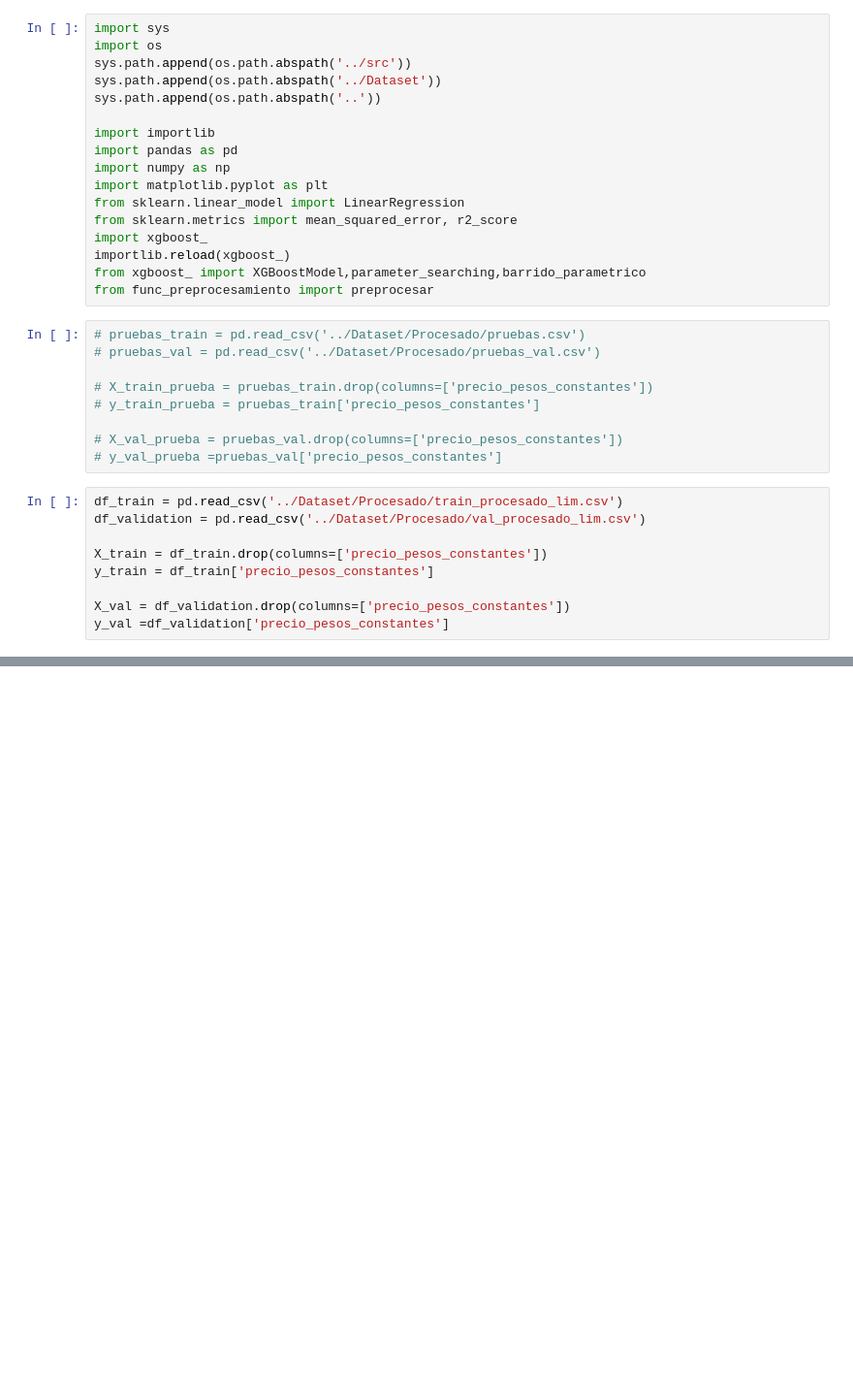
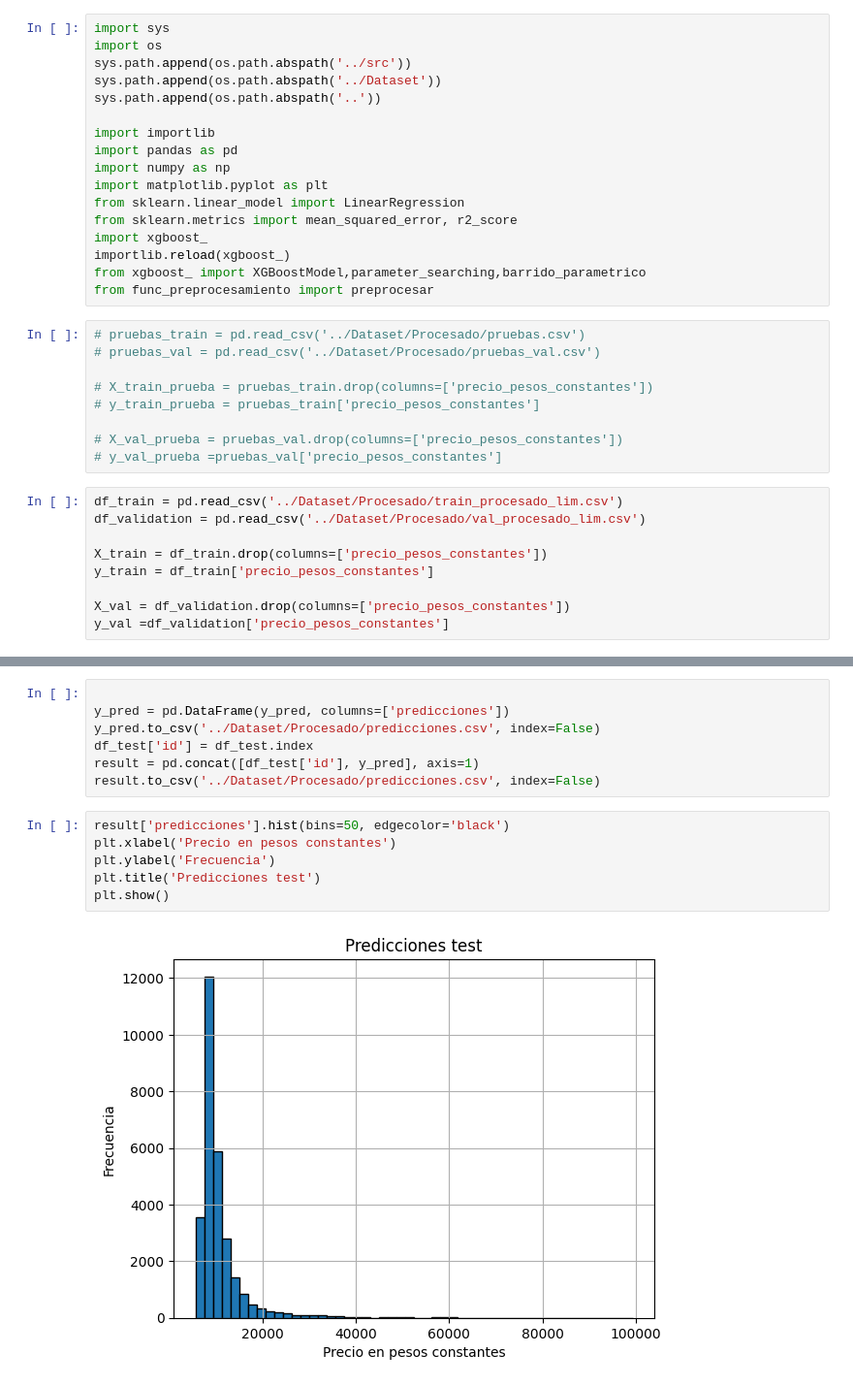
Before and after one commit to Ciror3/proyecto_final_Guerrero_Russi, a Jupyter notebook: notebooks/modelos.ipynb, the cells around one changed output, grey strips where cells are left out. Shown at 97% size. Drawn from its saved outputs; the diff is of its cells as text; blank space fills up the shorter version.

```diff
--- a/notebooks/modelos.ipynb
+++ b/notebooks/modelos.ipynb
@@ -92,0 +103,15 @@ R2 score: 0.8100147196014159
+# %%
+
+y_pred = pd.DataFrame(y_pred, columns=['predicciones'])
+y_pred.to_csv('../Dataset/Procesado/predicciones.csv', index=False)
+df_test['id'] = df_test.index
+result = pd.concat([df_test['id'], y_pred], axis=1)
+result.to_csv('../Dataset/Procesado/predicciones.csv', index=False)
+# %%
+result['predicciones'].hist(bins=50, edgecolor='black')
+plt.xlabel('Precio en pesos constantes')
+plt.ylabel('Frecuencia')
+plt.title('Predicciones test')
+plt.show()
+# %% [output]
+[figure, added]
```
Also changed, not shown: parts of 6 cells of this notebook, 12 other files.
